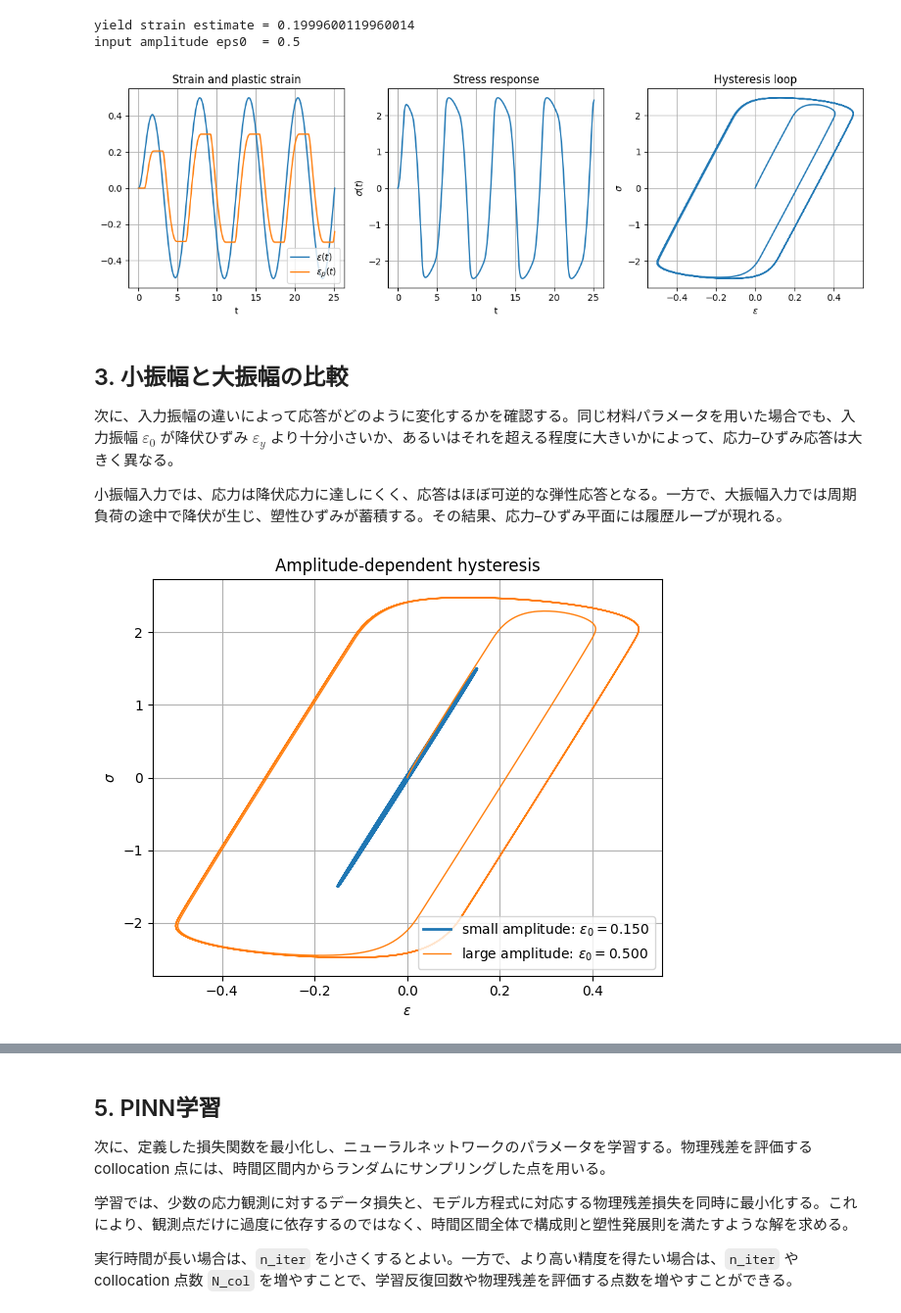
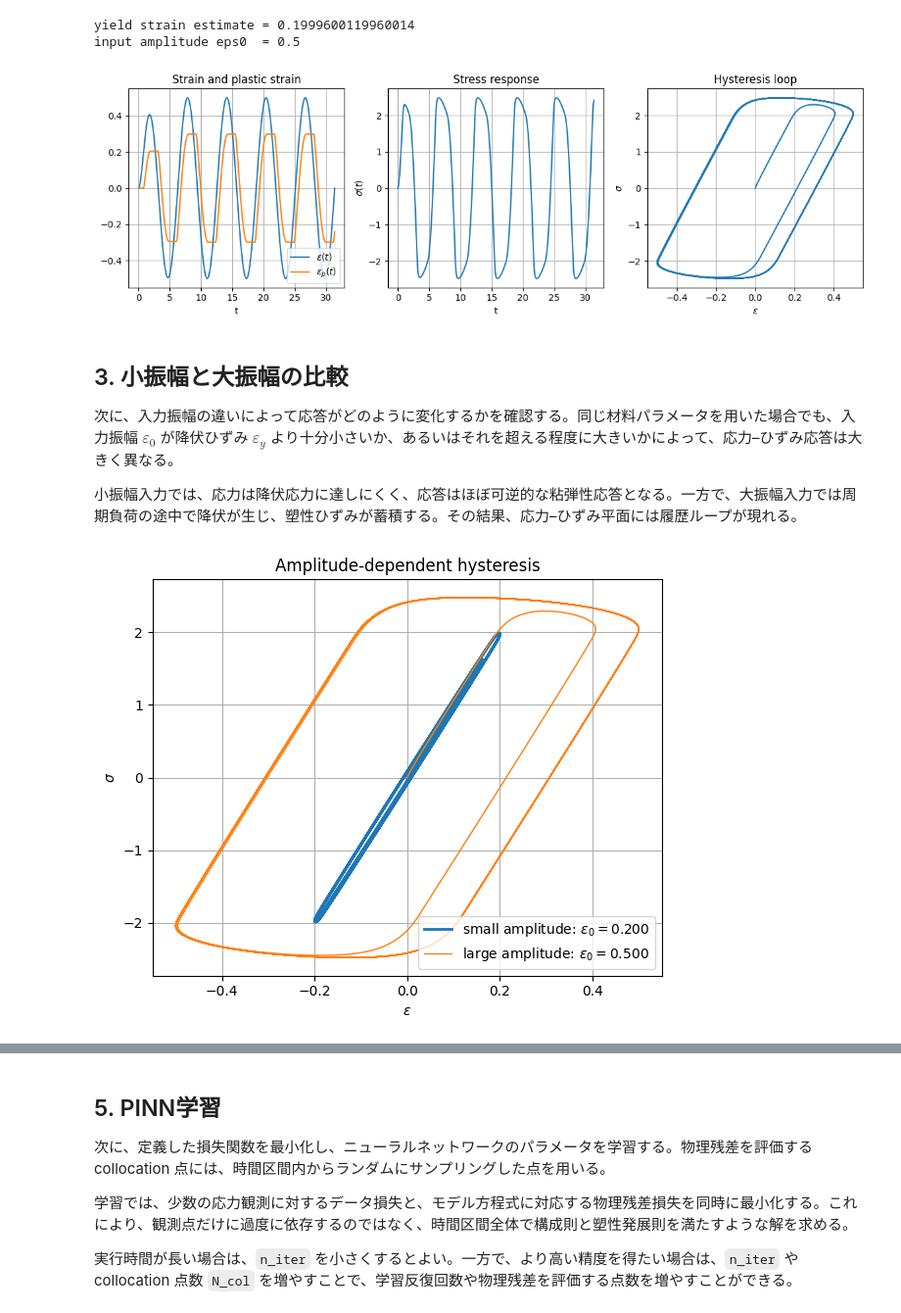
Before and after one commit to itoshin110/Lecture-of-physics-informed-neural-networks, a Jupyter notebook: pinn_elastoviscoplastic_bingham.ipynb, the cells around one changed output, grey strips where cells are left out. Shown at 98% size. Drawn from its saved outputs; the diff is of its cells as text; code cells hidden in the pictures.

```diff
--- a/pinn_elastoviscoplastic_bingham.ipynb
+++ b/pinn_elastoviscoplastic_bingham.ipynb
@@ -192,7 +192,7 @@ eps0 = 0.50
 k_smooth = 50.0
 
 # 時間区間
-T = 8 * np.pi       # 4周期
+T = 10 * np.pi       # 5周期
 Nt = 1200
 t_np = np.linspace(0.0, T, Nt)
 
@@ -339,33 +339,33 @@ plt.tight_layout()
 plt.show()
 plt.close()
 # %% [output]
-[figure, old version]
+[figure, new version]
 # %% [markdown]
 ## 3. 小振幅と大振幅の比較
 
 次に、入力振幅の違いによって応答がどのように変化するかを確認する。同じ材料パラメータを用いた場合でも、入力振幅 $\varepsilon_0$ が降伏ひずみ $\varepsilon_y$ より十分小さいか、あるいはそれを超える程度に大きいかによって、応力–ひずみ応答は大きく異なる。
 
-小振幅入力では、応力は降伏応力に達しにくく、応答はほぼ可逆的な弾性応答となる。一方で、大振幅入力では周期負荷の途中で降伏が生じ、塑性ひずみが蓄積する。その結果、応力–ひずみ平面には履歴ループが現れる。
+小振幅入力では、応力は降伏応力に達しにくく、応答はほぼ可逆的な粘弾性応答となる。一方で、大振幅入力では周期負荷の途中で降伏が生じ、塑性ひずみが蓄積する。その結果、応力–ひずみ平面には履歴ループが現れる。
 # %%
-eps0_1 = 0.15
+eps0_1 = 0.2
 eps_small, epsp_small, depsp_small, sigma_small = rk4_reference(t_np, eps0=eps0_1)
 
 eps0_2 = 0.5
 eps_large, epsp_large, depsp_large, sigma_large = rk4_reference(t_np, eps0=eps0_2)
 
 plt.figure(figsize=(6, 5))
 plt.plot(eps_small, sigma_small, label=r"small amplitude: $\varepsilon_0=$"+"{:.3f}".format(eps0_1),lw=2)
 plt.plot(eps_large, sigma_large, label=r"large amplitude: $\varepsilon_0=$"+"{:.3f}".format(eps0_2),lw=1)
 plt.xlabel(r"$\varepsilon$")
 plt.ylabel(r"$\sigma$")
 plt.title("Amplitude-dependent hysteresis")
 plt.legend(loc=4)
 plt.tight_layout()
 plt.grid()
 plt.show()
 plt.close()
 # %% [output]
-[figure, old version]
+[figure, new version]
 # %% [markdown]
 ## 4. PINNの設定
 
```
Also changed, not shown: parts of 9 cells of this notebook.
